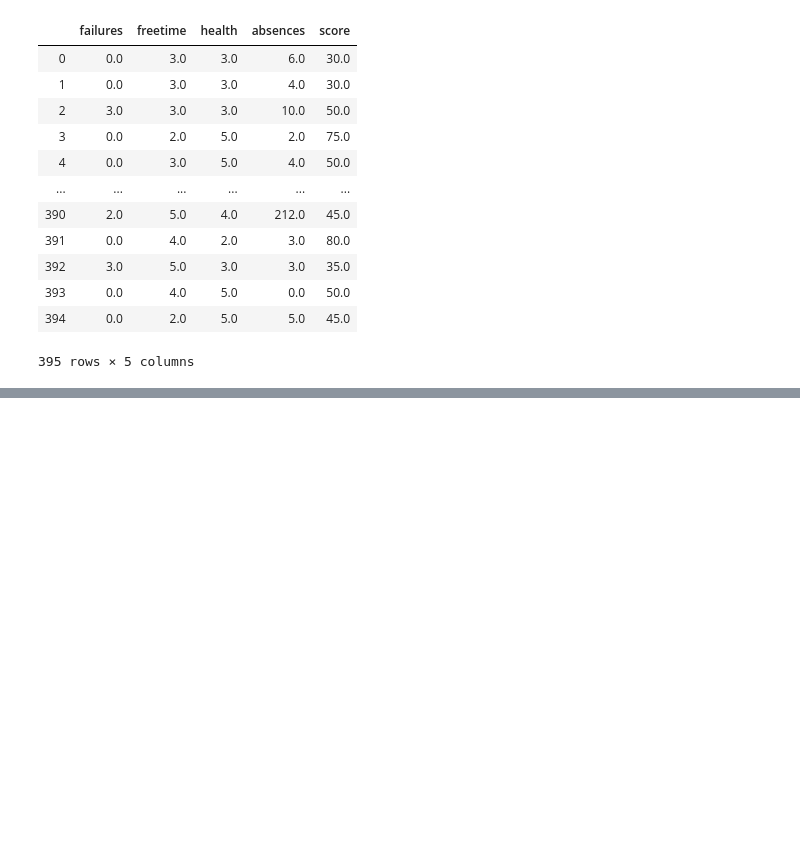
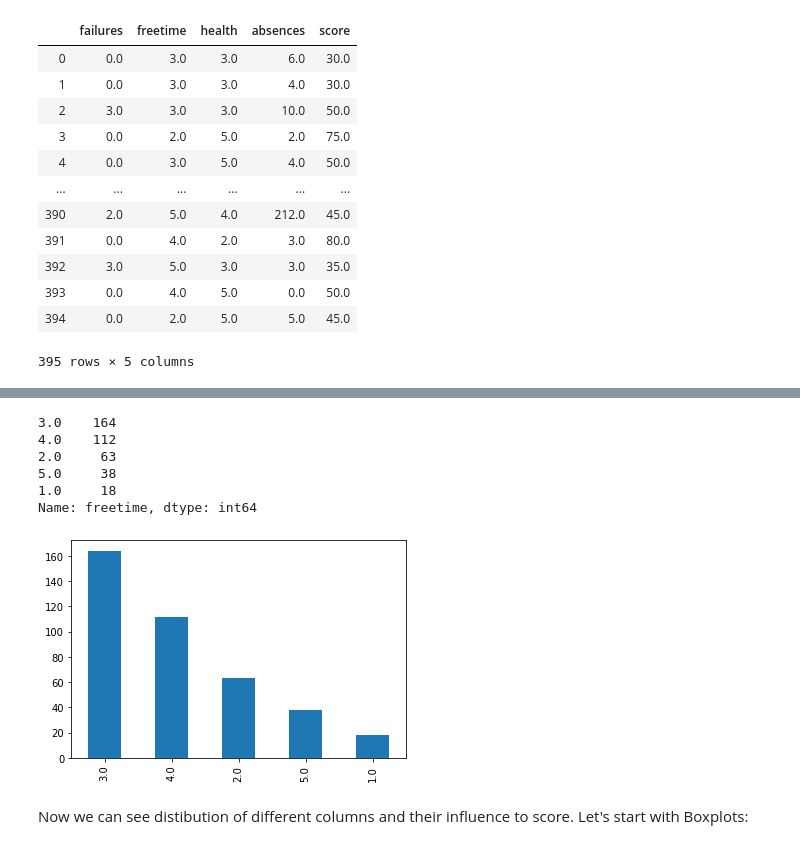
Before and after one commit to Ira-Trygub/project_2_stud_math, a Jupyter notebook: project_2_study_mathematic.ipynb, the cells around one changed output, grey strips where cells are left out. Cells and saved outputs as stored; diff of their text form; code cells hidden in the pictures; blank space fills up the shorter version.

```diff
--- a/project_2_study_mathematic.ipynb
+++ b/project_2_study_mathematic.ipynb
@@ -515,0 +558,13 @@ stress.corr()
+# %%
+stress.health=data_corr(stress.freetime, 5.0)
+# %% [output]
+3.0    164
+4.0    112
+2.0     63
+5.0     38
+1.0     18
+Name: freetime, dtype: int64
+[figure, added]
+# %% [markdown]
+Now we can see distibution of different columns and their influence to score.
+Let's start with Boxplots:
```
Also changed, not shown: parts of 45 cells of this notebook.
